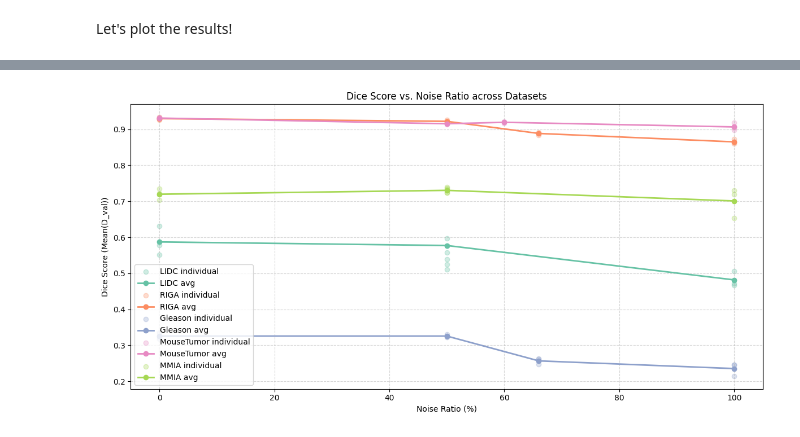
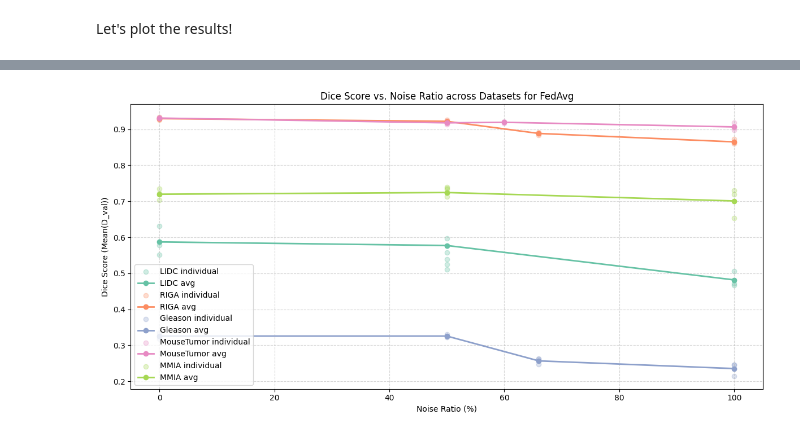
Before and after one commit to MIC-DKFZ/FedSegNoiseBench, a Jupyter notebook: src/eval/results_processing/results.ipynb, the cells around one changed output, grey strips where cells are left out. Cells and saved outputs as stored; diff of their text form; code cells hidden in the pictures.

```diff
--- a/src/eval/results_processing/results.ipynb
+++ b/src/eval/results_processing/results.ipynb
@@ -151,7 +261,7 @@ Filter from experiments dataframe only the analyzed_experiments:
 filtered_rows = []
 group_labels = []
 
-for group, indices in analyzed_experiments.items():
+for group, indices in analyzed_experiments["FedAvg"].items():
     for idx in indices:
         filtered_rows.append(idx)
         group_labels.append(group)
@@ -274,32 +382,32 @@ for i, dataset in enumerate(filtered_df["Dataset"].unique()):
     plt.scatter(
         df_subset["NoiseRatio"],
         df_subset["Mean(D_val)_float"],
         color=palette[i],
         alpha=0.3,
         label=f"{dataset} individual"
     )
 
     # Plot group average (bold points)
     group_avg = (
         df_subset.groupby("NoiseRatio")["avg_mean_Dval"].first().reset_index()
     )
     plt.plot(
         group_avg["NoiseRatio"],
         group_avg["avg_mean_Dval"],
         color=palette[i],
         marker='o',
         linewidth=2,
         label=f"{dataset} avg"
     )
 
 # --- Final plot formatting ---
 plt.xlabel("Noise Ratio (%)")
 plt.ylabel("Dice Score (Mean(D_val))")
-plt.title("Dice Score vs. Noise Ratio across Datasets")
+plt.title("Dice Score vs. Noise Ratio across Datasets for FedAvg")
 plt.grid(True, linestyle='--', alpha=0.5)
 plt.legend()
 plt.tight_layout()
 plt.savefig("dice_vs_noise.png", dpi=300)
 plt.show()
 # %% [output]
-[figure, old version]
+[figure, new version]
```
Also changed, not shown: parts of 4 cells of this notebook.
